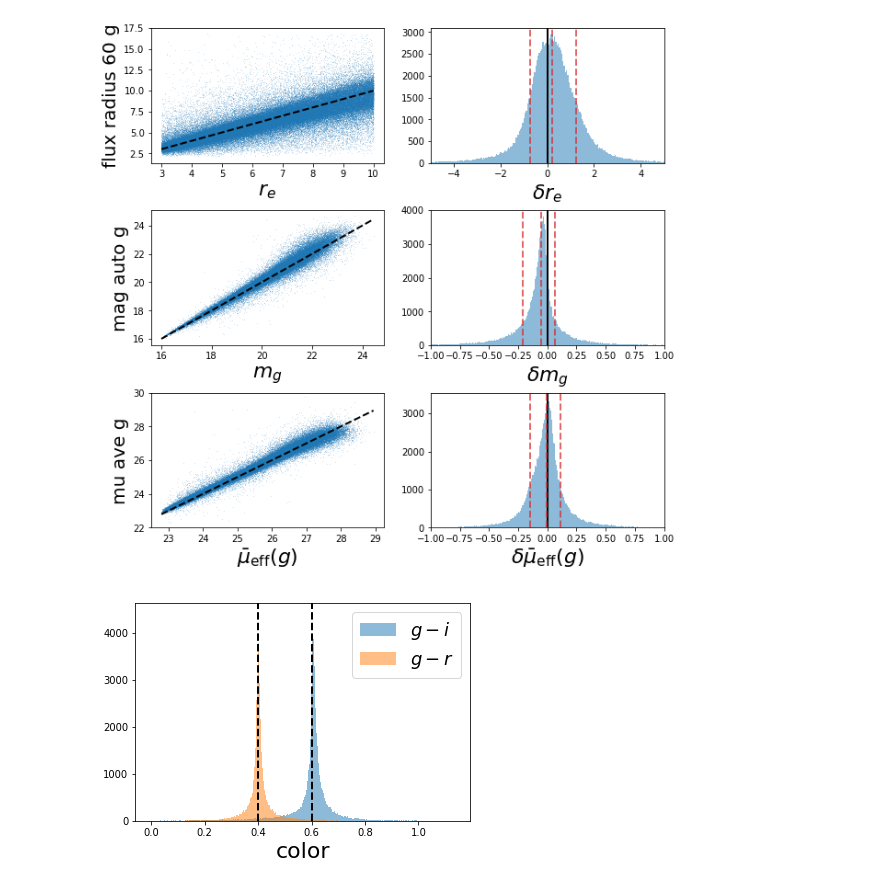
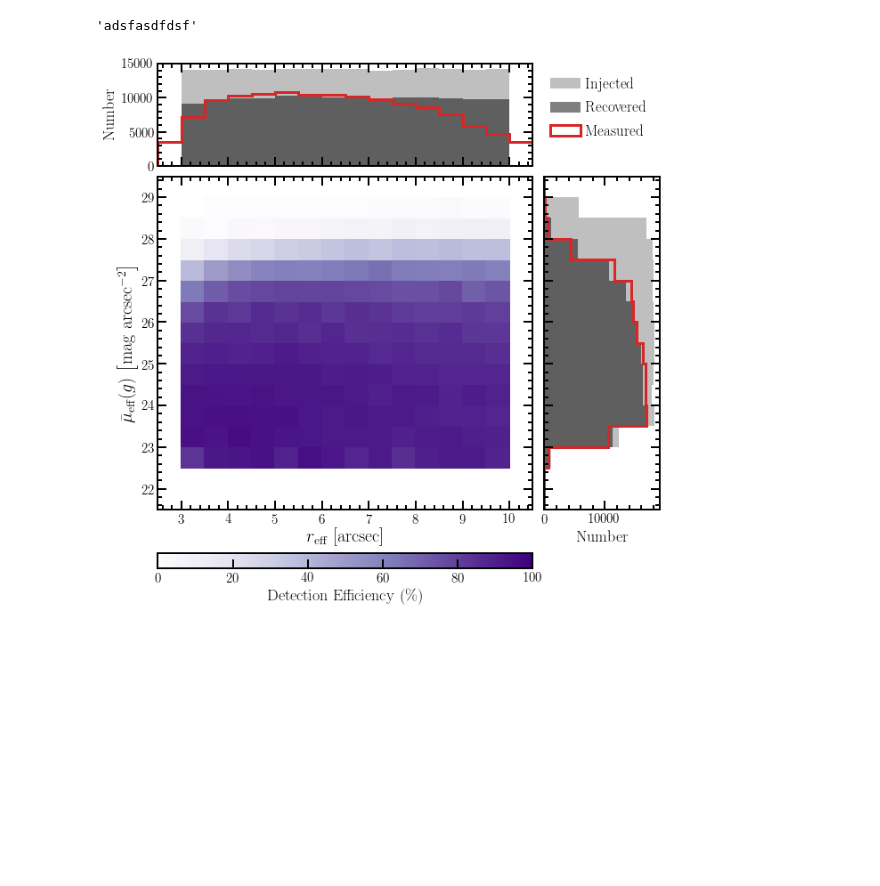
Before and after one commit to johnnygreco/hugs-s18a-ana, a Jupyter notebook: notebooks/dev-synth-figures.ipynb, the cells around one changed output. Cells and saved outputs as stored; diff of their text form; code cells hidden in the pictures; blank space fills up the shorter version.

Commit message:
completeness grids added

```diff
--- a/notebooks/dev-synth-figures.ipynb
+++ b/notebooks/dev-synth-figures.ipynb
@@ -25,0 +136,5 @@ from astropy import units as u
+# %%
+masked = synth_ids['mask_bright_object'].values | synth_ids['mask_no_data'].values | synth_ids['mask_sat'].values
+masked = masked.astype(bool)
+masked_frac = masked.sum()/len(synth_cat)
+print('{:.1f}% of synths masked'.format(100 * masked_frac))
@@ -25,0 +151,2 @@ from astropy import units as u
+# %%
+synth_cat = synth_cat[~masked]
@@ -26,3 +157,3 @@ from astropy import units as u
 # %%
-hugs_match, synth_match = match_synths(hugs_cat, synth_cat, 0.8 * u.arcsec)
+hugs_match, synth_match = match_synths(hugs_cat, synth_cat)
 # %% [output]
@@ -144,5 +168,21 @@ def parameter_accuracy(hugs_cat, synth_cat, fig_dir, r_e_param='flux_radius_60_i
-# %%
-parameter_accuracy(hugs_match, synth_match, '.', r_e_param='flux_radius_60_g')
-# %% [output]
-[figure, removed]
-[figure, removed]
+# %%
+param_dict = dict(
+    mu_e_ave_g = 'hugs_mu_ave_g',
+    m_g = 'mag_auto_g',
+    m_r = 'mag_auto_r',
+    m_i = 'mag_auto_i',
+    r_e = 'flux_radius_ave',
+    ell='ellipticity'
+
+)
+
+labels = dict(
+    m_g = r'$m_g$',
+    m_r = r'$m_r$',
+    m_i = r'$m_i$',
+    mu_e_ave_g = r'$\bar{\mu}_\mathrm{eff}(g)\ \mathrm{\left[mag\ arcsec^{-2}\right]}$',
+    mu_e_ave_r = r'$\bar{\mu}_\mathrm{eff}(g)\ \mathrm{\left[mag\ arcsec^{-2}\right]}$',
+    mu_e_ave_i = r'$\bar{\mu}_\mathrm{eff}(g)\ \mathrm{\left[mag\ arcsec^{-2}\right]}$',
+    r_e = r'$r_\mathrm{eff}$ [arcsec]',
+    ell = 'Ellipticity'
+)
@@ -148,0 +267,11 @@ parameter_accuracy(hugs_match, synth_match, '.', r_e_param='flux_radius_60_g')
+# %%
+'adsfasdfdsf.csv'[:-4]
+# %% [output]
+'adsfasdfdsf'
+# %%
+fig, ax = completeness_grid(synth_cat, synth_match, hugs_match, 'r_e', 'mu_e_ave_g',
+                            dbin=[0.5, 0.5], x_bin_pad=[1, 3]);
+
+fig.savefig('../figs/completeness-mu-re.png', dpi=200)
+# %% [output]
+[figure, added]
```
Also changed, not shown: parts of 24 cells of this notebook, 2 other files.
